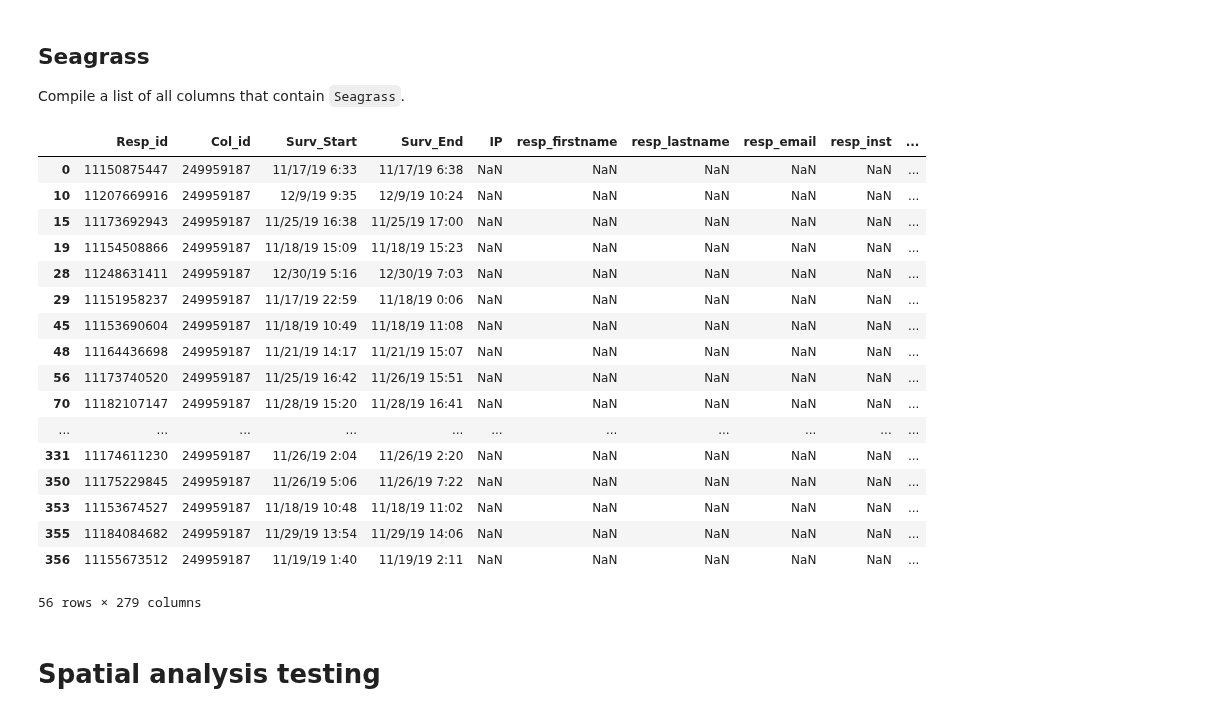
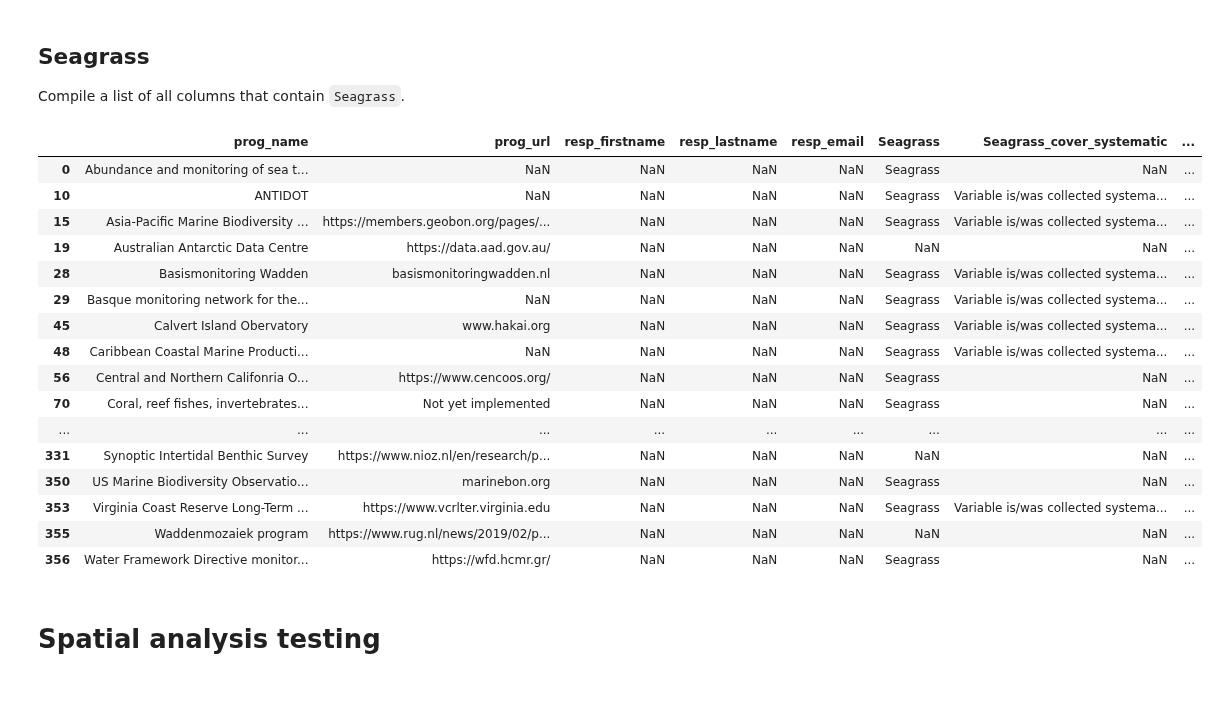
Before and after one commit to MathewBiddle/sandbox, a Jupyter notebook: notebooks/Read_Satterthwaite2021_results.ipynb, the cells around one changed output. Cells and saved outputs as stored; diff of their text form; code cells hidden in the pictures.

Commit message:
only saving specific columns

```diff
--- a/notebooks/Read_Satterthwaite2021_results.ipynb
+++ b/notebooks/Read_Satterthwaite2021_results.ipynb
@@ -69,4 +69,4 @@ def idx_regexp(df_in: pd.DataFrame, term: str):
   # drop rows where _notpart exists
   df_out = df_nona.drop(index=df_notpart.index, axis=0)
 
-  return df_out.index
+  return df_out.index, df.columns.tolist()
@@ -73,3 +76,7 @@ def idx_regexp(df_in: pd.DataFrame, term: str):
+# %%
+extra_cols = ['prog_name','prog_url','resp_firstname','resp_lastname','resp_email']
+
+#cols = extra_cols + marine_mammals_cols
 # %% [markdown]
 ## Marine Mammals
 
@@ -99,28 +108,30 @@ df_mammals
 ## Seagrass
 Compile a list of all columns that contain `Seagrass`.
 # %%
-idx = idx_regexp(df, 'Seagrass')
+idx, cols = idx_regexp(df, 'Seagrass')
 
 df_seagrass = df.iloc[idx]
 
-df_seagrass.to_csv('seagrass_response.csv')
-df_seagrass
+cols = extra_cols + cols
+
+df_seagrass[cols].to_csv('seagrass_response.csv')
+
+df_seagrass[cols]
 # %% [output]
-|  | Resp_id | Col_id | Surv_Start | Surv_End | IP | resp_firstname | resp_lastname | resp_email | resp_inst | ... |
-| 0 | 11150875447 | 249959187 | 11/17/19 6:33 | 11/17/19 6:38 | NaN | NaN | NaN | NaN | NaN | ... |
-| 10 | 11207669916 | 249959187 | 12/9/19 9:35 | 12/9/19 10:24 | NaN | NaN | NaN | NaN | NaN | ... |
-| 15 | 11173692943 | 249959187 | 11/25/19 16:38 | 11/25/19 17:00 | NaN | NaN | NaN | NaN | NaN | ... |
-| 19 | 11154508866 | 249959187 | 11/18/19 15:09 | 11/18/19 15:23 | NaN | NaN | NaN | NaN | NaN | ... |
-| 28 | 11248631411 | 249959187 | 12/30/19 5:16 | 12/30/19 7:03 | NaN | NaN | NaN | NaN | NaN | ... |
-| 29 | 11151958237 | 249959187 | 11/17/19 22:59 | 11/18/19 0:06 | NaN | NaN | NaN | NaN | NaN | ... |
-| 45 | 11153690604 | 249959187 | 11/18/19 10:49 | 11/18/19 11:08 | NaN | NaN | NaN | NaN | NaN | ... |
-| 48 | 11164436698 | 249959187 | 11/21/19 14:17 | 11/21/19 15:07 | NaN | NaN | NaN | NaN | NaN | ... |
-| 56 | 11173740520 | 249959187 | 11/25/19 16:42 | 11/26/19 15:51 | NaN | NaN | NaN | NaN | NaN | ... |
-| 70 | 11182107147 | 249959187 | 11/28/19 15:20 | 11/28/19 16:41 | NaN | NaN | NaN | NaN | NaN | ... |
-| ... | ... | ... | ... | ... | ... | ... | ... | ... | ... | ... |
-| 331 | 11174611230 | 249959187 | 11/26/19 2:04 | 11/26/19 2:20 | NaN | NaN | NaN | NaN | NaN | ... |
-| 350 | 11175229845 | 249959187 | 11/26/19 5:06 | 11/26/19 7:22 | NaN | NaN | NaN | NaN | NaN | ... |
-| 353 | 11153674527 | 249959187 | 11/18/19 10:48 | 11/18/19 11:02 | NaN | NaN | NaN | NaN | NaN | ... |
-| 355 | 11184084682 | 249959187 | 11/29/19 13:54 | 11/29/19 14:06 | NaN | NaN | NaN | NaN | NaN | ... |
-| 356 | 11155673512 | 249959187 | 11/19/19 1:40 | 11/19/19 2:11 | NaN | NaN | NaN | NaN | NaN | ... |
+|  | prog_name | prog_url | resp_firstname | resp_lastname | resp_email | Seagrass | Seagrass_cover_systematic | ... |
+| 0 | Abundance and monitoring of sea t... | NaN | NaN | NaN | NaN | Seagrass | NaN | ... |
+| 10 | ANTIDOT | NaN | NaN | NaN | NaN | Seagrass | Variable is/was collected systema... | ... |
+| 15 | Asia-Pacific Marine Biodiversity ... | https://members.geobon.org/pages/... | NaN | NaN | NaN | Seagrass | Variable is/was collected systema... | ... |
+| 19 | Australian Antarctic Data Centre | https://data.aad.gov.au/ | NaN | NaN | NaN | NaN | NaN | ... |
+| 28 | Basismonitoring Wadden | basismonitoringwadden.nl | NaN | NaN | NaN | Seagrass | Variable is/was collected systema... | ... |
+| 29 | Basque monitoring network for the... | NaN | NaN | NaN | NaN | Seagrass | Variable is/was collected systema... | ... |
+| 45 | Calvert Island Obervatory | www.hakai.org | NaN | NaN | NaN | Seagrass | Variable is/was collected systema... | ... |
+| 48 | Caribbean Coastal Marine Producti... | NaN | NaN | NaN | NaN | Seagrass | Variable is/was collected systema... | ... |
+| 56 | Central and Northern Califonria O... | https://www.cencoos.org/ | NaN | NaN | NaN | Seagrass | NaN | ... |
+| 70 | Coral, reef fishes, invertebrates... | Not yet implemented | NaN | NaN | NaN | Seagrass | NaN | ... |
+| ... | ... | ... | ... | ... | ... | ... | ... | ... |
+| 331 | Synoptic Intertidal Benthic Survey | https://www.nioz.nl/en/research/p... | NaN | NaN | NaN | NaN | NaN | ... |
+| 350 | US Marine Biodiversity Observatio... | marinebon.org | NaN | NaN | NaN | Seagrass | NaN | ... |
+| 353 | Virginia Coast Reserve Long-Term ... | https://www.vcrlter.virginia.edu | NaN | NaN | NaN | Seagrass | Variable is/was collected systema... | ... |
+| 355 | Waddenmozaiek program | https://www.rug.nl/news/2019/02/p... | NaN | NaN | NaN | NaN | NaN | ... |
+| 356 | Water Framework Directive monitor... | https://wfd.hcmr.gr/ | NaN | NaN | NaN | Seagrass | NaN | ... |
-56 rows × 279 columns
```
Also changed, not shown: parts of 3 cells of this notebook.
